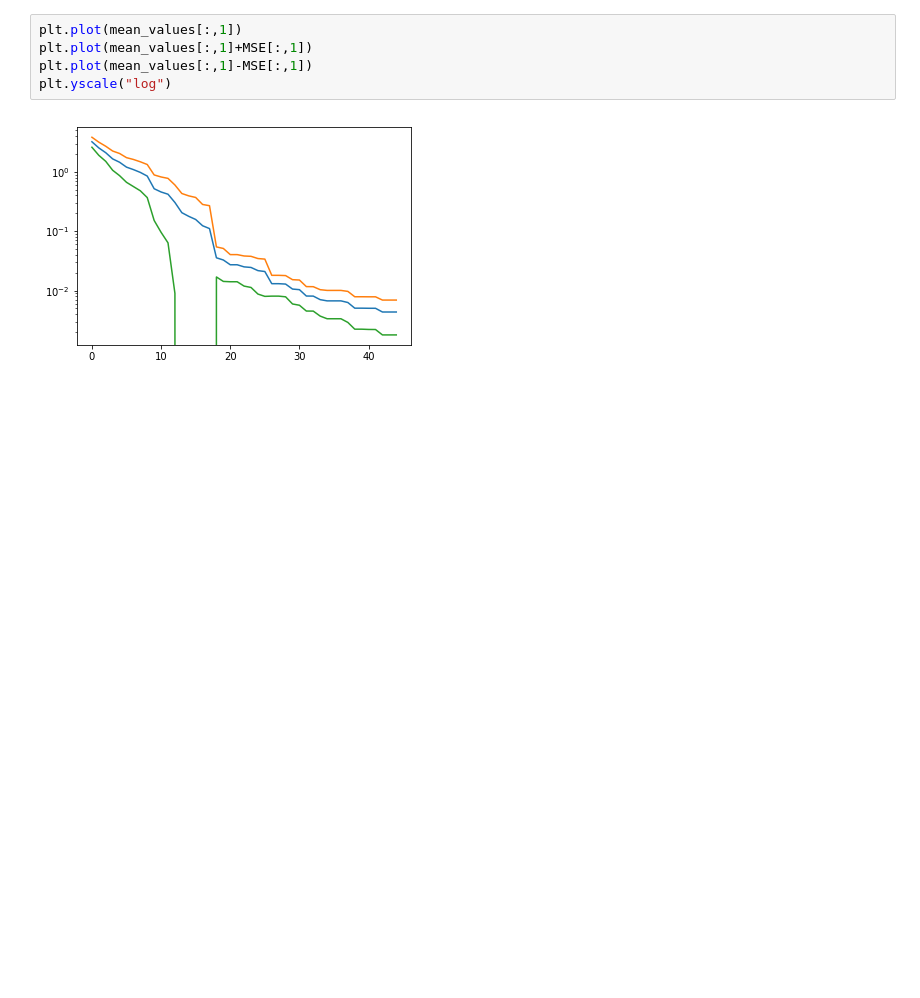
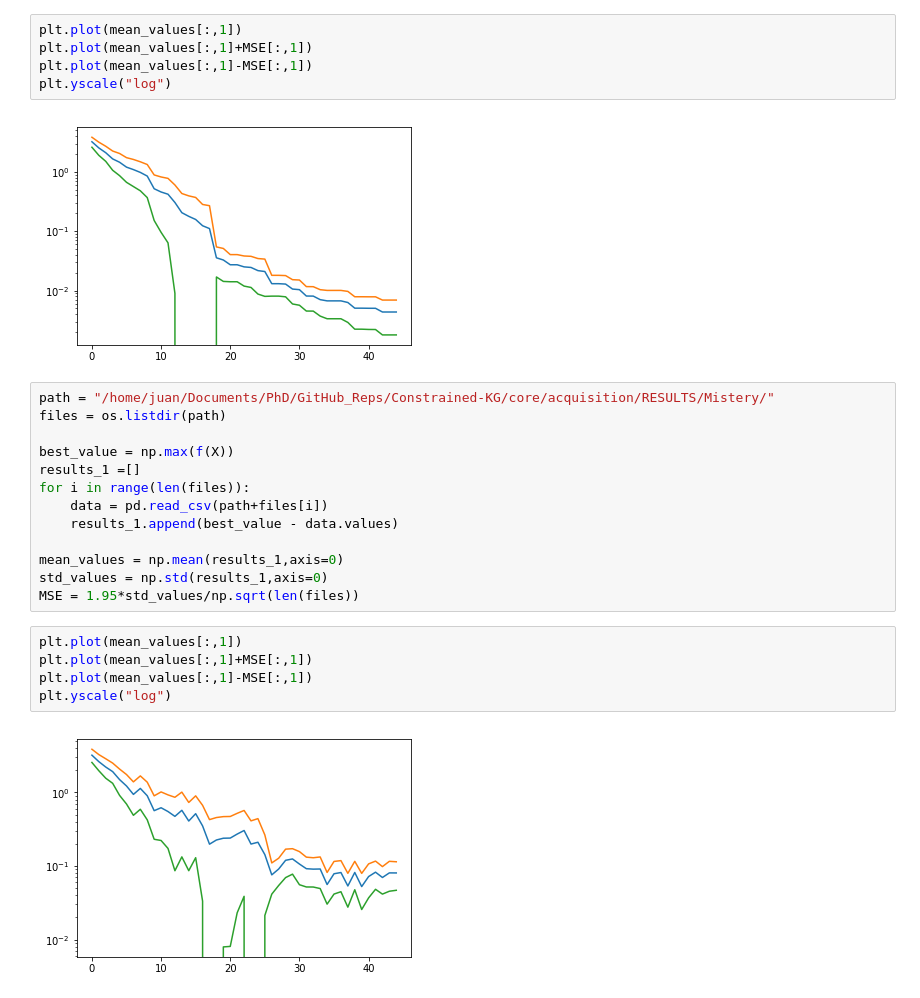
Before and after one commit to JuanUngredda/Constrained-KG, a Jupyter notebook: core/acquisition/RESULTS/Untitled.ipynb, the cells around one changed output. Drawn from its saved outputs; the diff is of its cells as text; blank space fills up the shorter version.

```diff
--- a/core/acquisition/RESULTS/Untitled.ipynb
+++ b/core/acquisition/RESULTS/Untitled.ipynb
@@ -67,3 +47,23 @@ plt.plot(mean_values[:,1]-MSE[:,1])
 plt.yscale("log")
 # %% [output]
 [figure]
+# %%
+path = "/home/juan/Documents/PhD/GitHub_Reps/Constrained-KG/core/acquisition/RESULTS/Mistery/"
+files = os.listdir(path)
+
+best_value = np.max(f(X))
+results_1 =[]
+for i in range(len(files)):
+    data = pd.read_csv(path+files[i])
+    results_1.append(best_value - data.values)
+
+mean_values = np.mean(results_1,axis=0)
+std_values = np.std(results_1,axis=0)
+MSE = 1.95*std_values/np.sqrt(len(files))
+# %%
+plt.plot(mean_values[:,1])
+plt.plot(mean_values[:,1]+MSE[:,1])
+plt.plot(mean_values[:,1]-MSE[:,1])
+plt.yscale("log")
+# %% [output]
+[figure, added]
```
Also changed, not shown: parts of 2 cells of this notebook, 7 other files.
